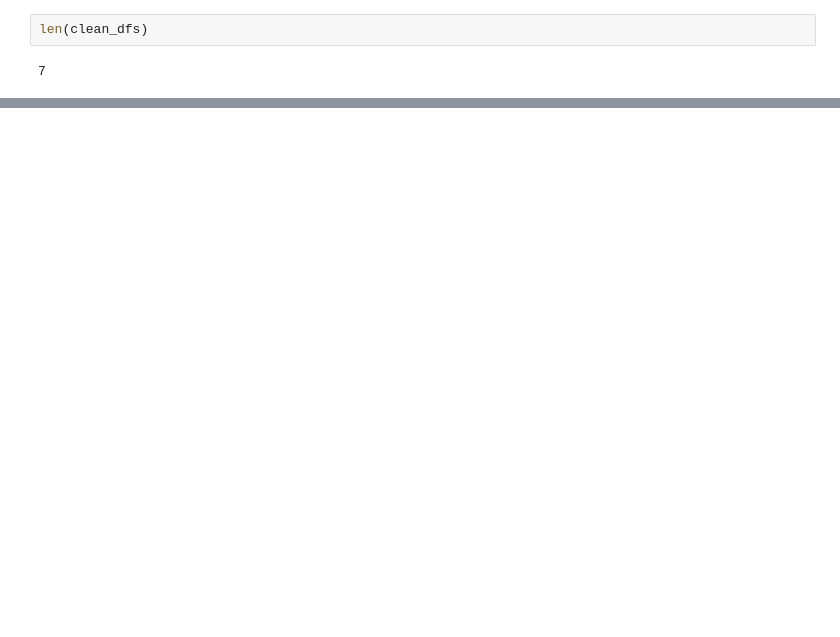
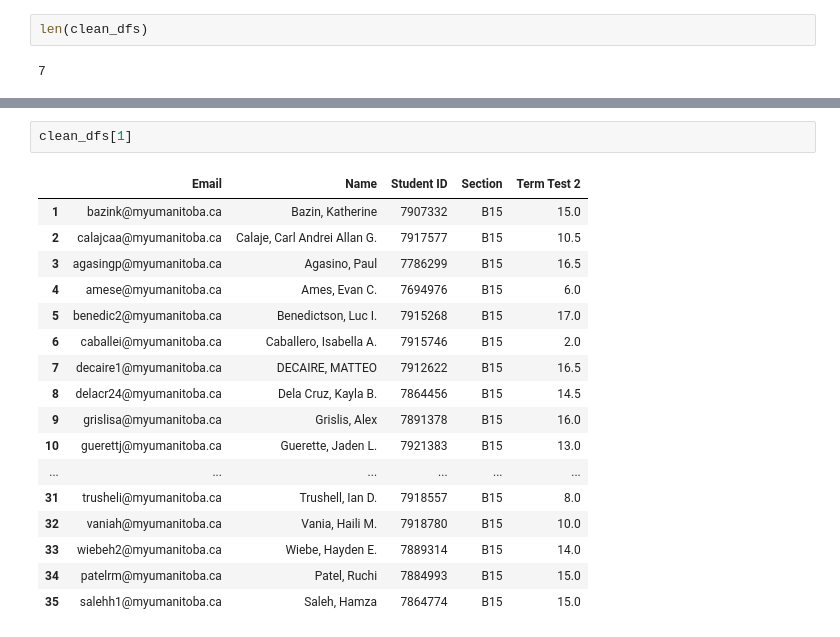
Before and after one commit to SehajS/math1500-gradebook-automation, a Jupyter notebook: Group 4/Untitled.ipynb, the cells around one changed output, grey strips where cells are left out. Cells and saved outputs as stored; diff of their text form; blank space fills up the shorter version.

```diff
--- a/Group 4/Untitled.ipynb
+++ b/Group 4/Untitled.ipynb
@@ -104,0 +126,20 @@ clean_dfs[0]
+# %%
+clean_dfs[1]
+# %% [output]
+|  | Email | Name | Student ID | Section | Term Test 2 |
+| 1 | bazink@myumanitoba.ca | Bazin, Katherine | 7907332 | B15 | 15.0 |
+| 2 | calajcaa@myumanitoba.ca | Calaje, Carl Andrei Allan G. | 7917577 | B15 | 10.5 |
+| 3 | agasingp@myumanitoba.ca | Agasino, Paul | 7786299 | B15 | 16.5 |
+| 4 | amese@myumanitoba.ca | Ames, Evan C. | 7694976 | B15 | 6.0 |
+| 5 | benedic2@myumanitoba.ca | Benedictson, Luc I. | 7915268 | B15 | 17.0 |
+| 6 | caballei@myumanitoba.ca | Caballero, Isabella A. | 7915746 | B15 | 2.0 |
+| 7 | decaire1@myumanitoba.ca | DECAIRE, MATTEO | 7912622 | B15 | 16.5 |
+| 8 | delacr24@myumanitoba.ca | Dela Cruz, Kayla B. | 7864456 | B15 | 14.5 |
+| 9 | grislisa@myumanitoba.ca | Grislis, Alex | 7891378 | B15 | 16.0 |
+| 10 | guerettj@myumanitoba.ca | Guerette, Jaden L. | 7921383 | B15 | 13.0 |
+| ... | ... | ... | ... | ... | ... |
+| 31 | trusheli@myumanitoba.ca | Trushell, Ian D. | 7918557 | B15 | 8.0 |
+| 32 | vaniah@myumanitoba.ca | Vania, Haili M. | 7918780 | B15 | 10.0 |
+| 33 | wiebeh2@myumanitoba.ca | Wiebe, Hayden E. | 7889314 | B15 | 14.0 |
+| 34 | patelrm@myumanitoba.ca | Patel, Ruchi | 7884993 | B15 | 15.0 |
+| 35 | salehh1@myumanitoba.ca | Saleh, Hamza | 7864774 | B15 | 15.0 |
```
Also changed, not shown: parts of 5 cells of this notebook.
